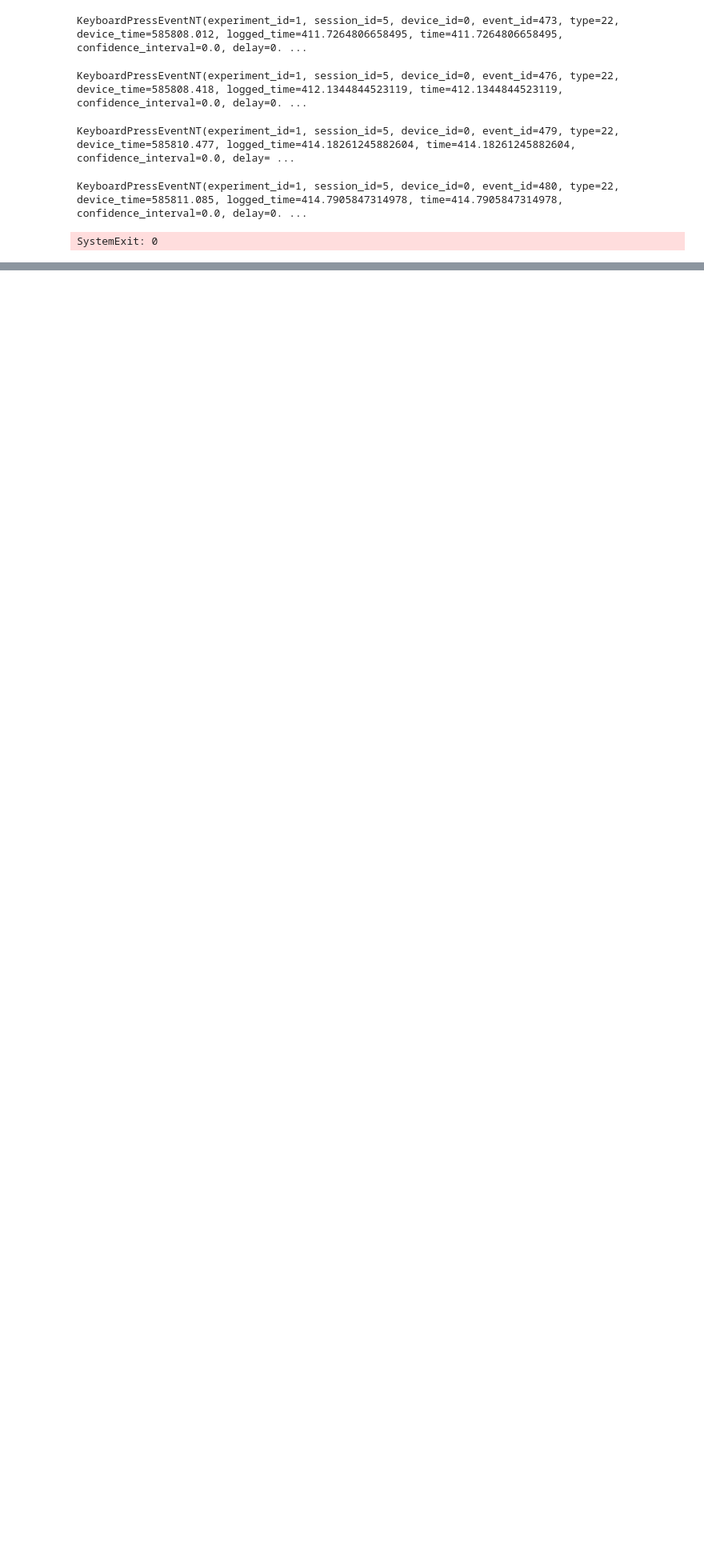
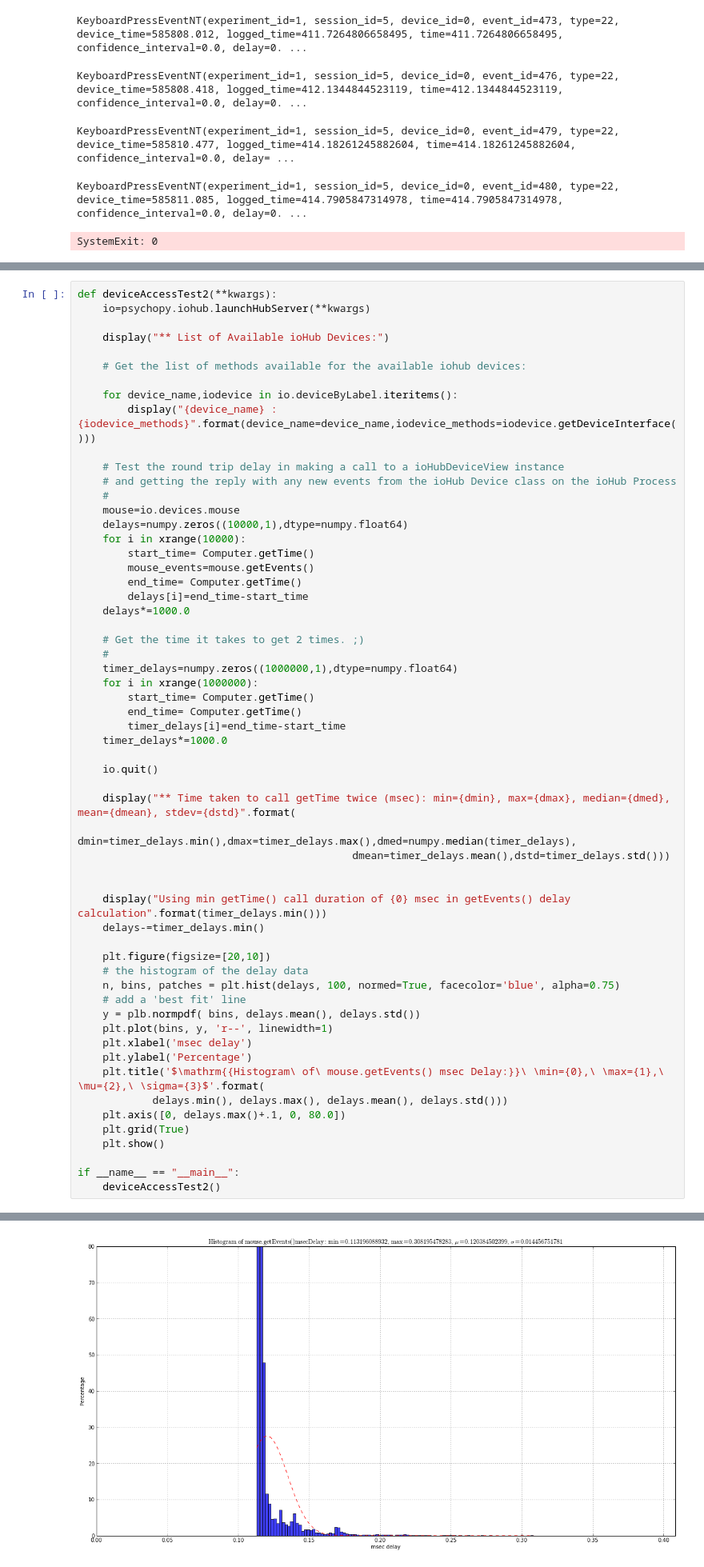
Before and after one commit to isolver/ECEM13_PyET, a Jupyter notebook: notebooks/A. PsychoPy.ioHub Event Monitoring Framework.ipynb, the cells around one changed output, grey strips where cells are left out. Shown: that part at 80% size. Drawn from its saved outputs; the diff is of its cells as text; blank space fills up the shorter version.

```diff
--- a/notebooks/A. PsychoPy.ioHub Event Monitoring Framework.ipynb
+++ b/notebooks/A. PsychoPy.ioHub Event Monitoring Framework.ipynb
@@ -217,0 +325,59 @@ TBC
+# %%
+def deviceAccessTest2(**kwargs):
+    io=psychopy.iohub.launchHubServer(**kwargs)
+
+    display("** List of Available ioHub Devices:")
+
+    # Get the list of methods available for the available iohub devices:
+
+    for device_name,iodevice in io.deviceByLabel.iteritems():
+        display("{device_name} : {iodevice_methods}".format(device_name=device_name,iodevice_methods=iodevice.getDeviceInterface()))
+
+    # Test the round trip delay in making a call to a ioHubDeviceView instance
+    # and getting the reply with any new events from the ioHub Device class on the ioHub Process
+    #
+    mouse=io.devices.mouse
+    delays=numpy.zeros((10000,1),dtype=numpy.float64)
+    for i in xrange(10000):
+        start_time= Computer.getTime()
+        mouse_events=mouse.getEvents()
+        end_time= Computer.getTime()
+        delays[i]=end_time-start_time
+    delays*=1000.0
+
+    # Get the time it takes to get 2 times. ;)
+    #
+    timer_delays=numpy.zeros((1000000,1),dtype=numpy.float64)
+    for i in xrange(1000000):
+        start_time= Computer.getTime()
+        end_time= Computer.getTime()
+        timer_delays[i]=end_time-start_time
+    timer_delays*=1000.0
+
+    io.quit()
+
+    display("** Time taken to call getTime twice (msec): min={dmin}, max={dmax}, median={dmed}, mean={dmean}, stdev={dstd}".format(
+                                            dmin=timer_delays.min(),dmax=timer_delays.max(),dmed=numpy.median(timer_delays),
+                                            dmean=timer_delays.mean(),dstd=timer_delays.std()))
+
+
+    display("Using min getTime() call duration of {0} msec in getEvents() delay calculation".format(timer_delays.min()))
+    delays-=timer_delays.min()
+
+    plt.figure(figsize=[20,10])
+    # the histogram of the delay data
+    n, bins, patches = plt.hist(delays, 100, normed=True, facecolor='blue', alpha=0.75)
+    # add a 'best fit' line
+    y = plb.normpdf( bins, delays.mean(), delays.std())
+    plt.plot(bins, y, 'r--', linewidth=1)
+    plt.xlabel('msec delay')
+    plt.ylabel('Percentage')
+    plt.title('$\mathrm{{Histogram\ of\ mouse.getEvents() msec Delay:}}\ \min={0},\ \max={1},\ \mu={2},\ \sigma={3}$'.format(
+            delays.min(), delays.max(), delays.mean(), delays.std()))
+    plt.axis([0, delays.max()+.1, 0, 80.0])
+    plt.grid(True)
+    plt.show()
+
+if __name__ == "__main__":
+    deviceAccessTest2()
+# %% [output]
@@ -217,0 +391 @@ TBC
+[figure, added]
```
Also changed, not shown: parts of 15 cells of this notebook, 10 other files.
